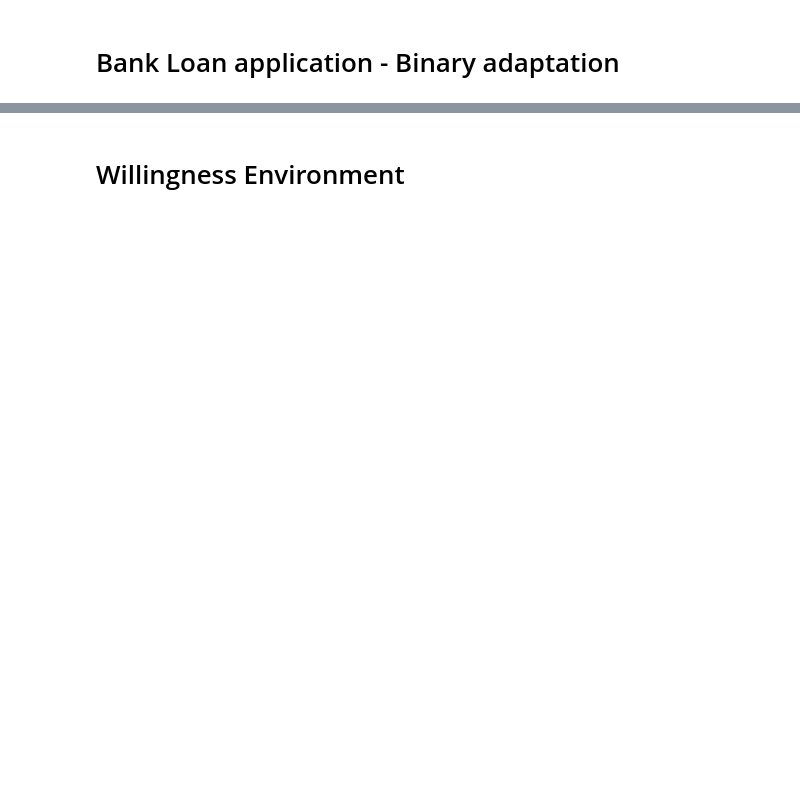
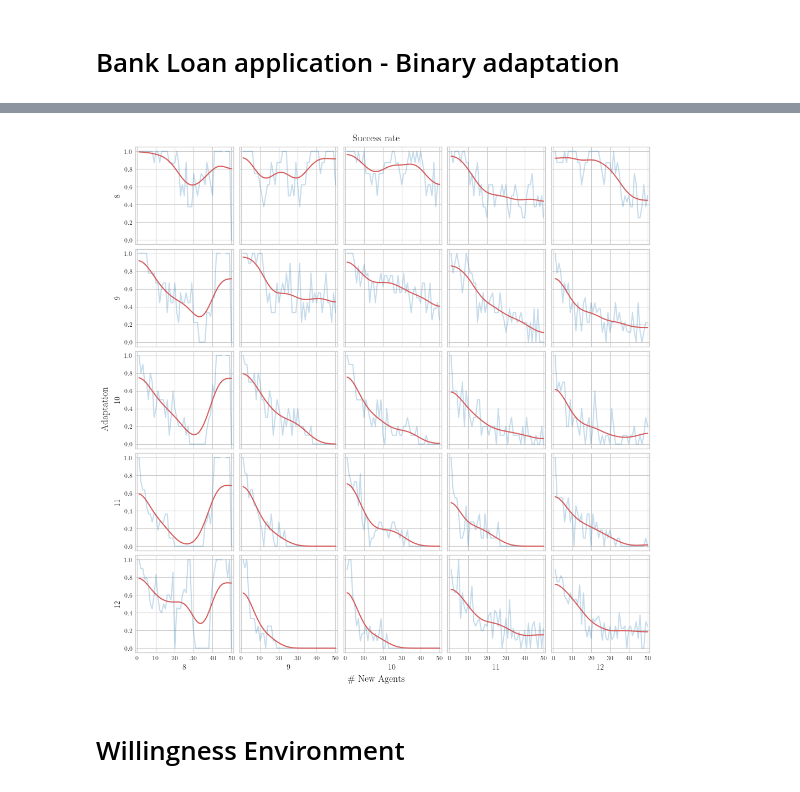
Before and after one commit to joaopfonseca/recourse-over-time, a Jupyter notebook: notebooks/2.0-meta-simulation.ipynb, the cells around one changed output, grey strips where cells are left out. Cells and saved outputs as stored; diff of their text form; code cells hidden in the pictures; blank space fills up the shorter version.

```diff
--- a/notebooks/2.0-meta-simulation.ipynb
+++ b/notebooks/2.0-meta-simulation.ipynb
@@ -128,3 +168,9 @@ plt.show()
 # %%
 simulations_success_rate_panels(results_bla2, ADAPTATION_BLA2, NEW_AGENTS_BLA2)
+plt.savefig(
+    join(SAVE_PATH, "single_run_binary_adaptation_success_panel.pdf"),
+    format="pdf",
+    bbox_inches="tight",
+)
 plt.show()
+# %% [output]
@@ -131,3 +180,4 @@ plt.show()
+[figure, added]
 # %% [markdown]
 # Willingness Environment
 # %%
```
Also changed, not shown: parts of 12 cells of this notebook, 15 other files.
